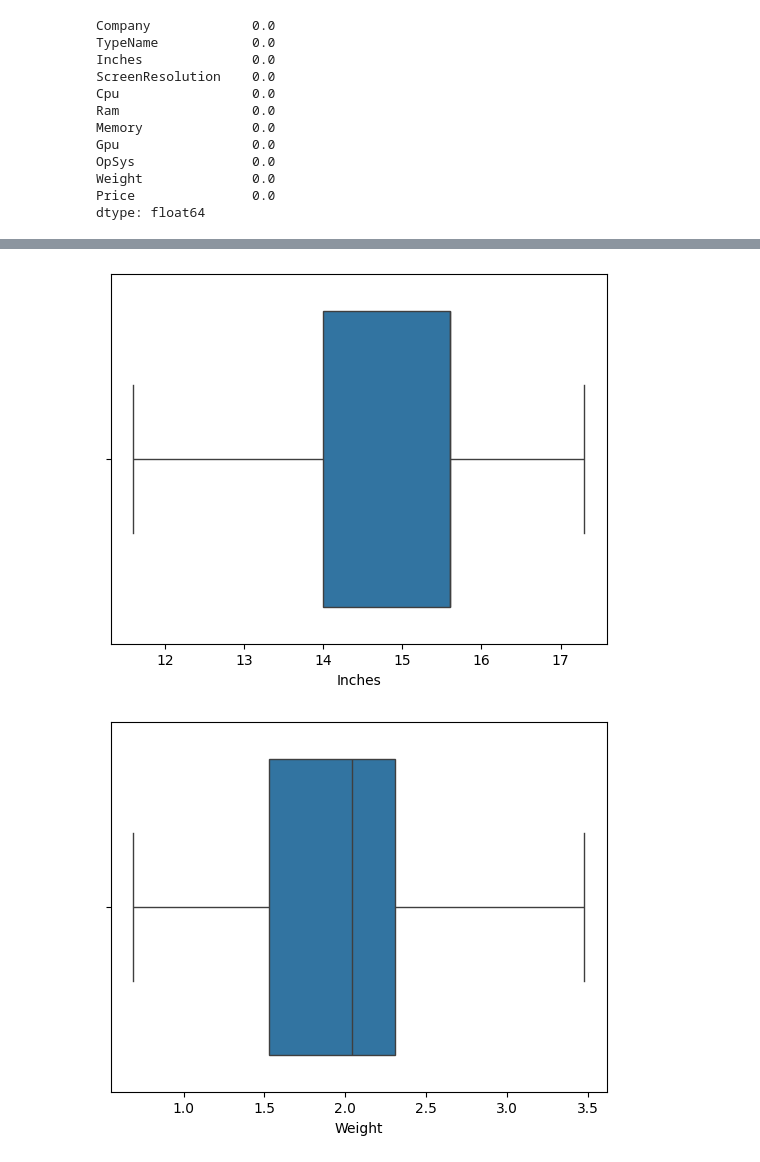
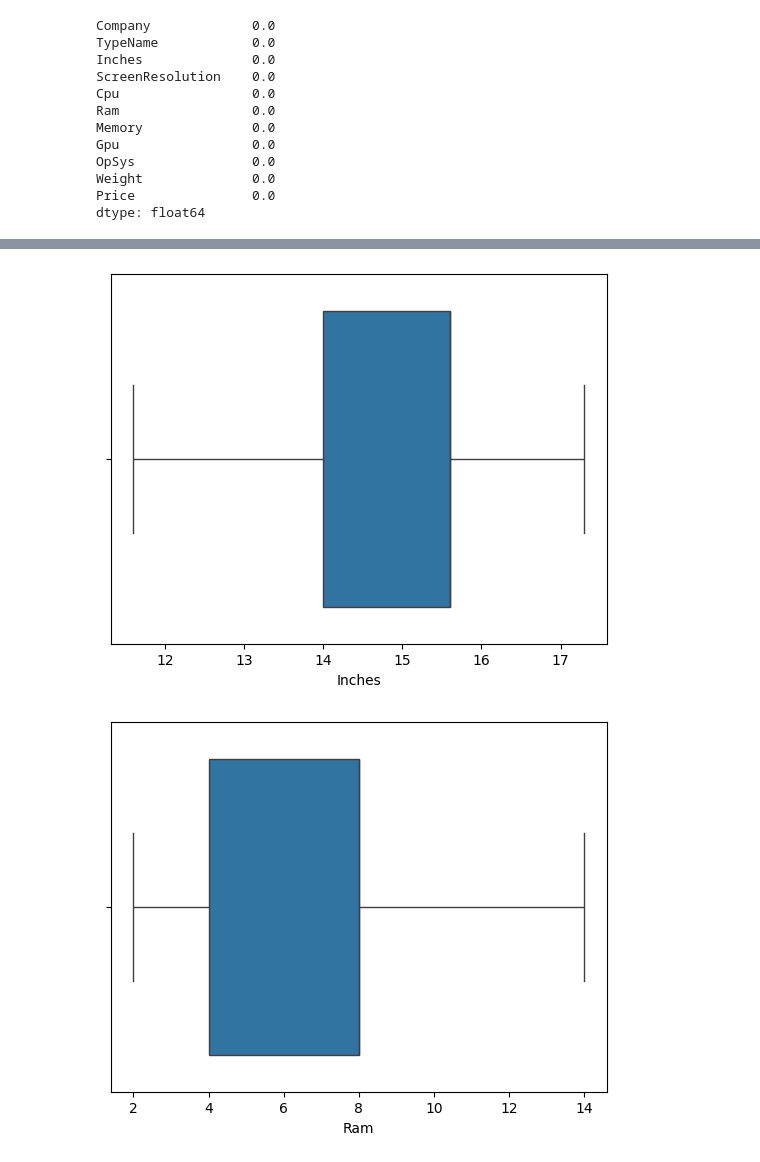
Before and after one commit to RavulapalliManas/laptop_price_task-, a Jupyter notebook: notebooks/data_exploration.ipynb, the cells around one changed output, grey strips where cells are left out. Cells and saved outputs as stored; diff of their text form; code cells hidden in the pictures.

```diff
--- a/notebooks/data_exploration.ipynb
+++ b/notebooks/data_exploration.ipynb
@@ -34,0 +120,13 @@ df["Weight"] = df["Weight"].str.replace("kg", "", regex=False).str.strip().astyp
+# %%
+categorical_cols = df.select_dtypes(include=['object', 'category']).columns
+for col in categorical_cols:
+    groups = [
+        df[df[col] == c]["Price"].dropna()
+        for c in df[col].unique()
+        if df[df[col] == c]["Price"].dropna().shape[0] > 1
+    ]
+    if len(groups) > 1:
+        f_stat, p_val = stats.f_oneway(*groups)
+        print(f"{col}: F-statistic = {f_stat:.3f}, P-value = {p_val:.3g}")
+    else:
+        print(f"{col}: Not enough groups for ANOVA")
@@ -35,9 +139,8 @@ df["Weight"] = df["Weight"].str.replace("kg", "", regex=False).str.strip().astyp
 # %%
 # One-hot encoding
-categorical_cols = ["Company", "TypeName", "ScreenResolution",
-                    "Cpu", "Ram", "Memory", "Gpu", "OpSys"]
+categorical_cols = ["Company", "TypeName", "OpSys", "cpu_company", "Gpu"]
 
-df = pd.get_dummies(df, columns=categorical_cols, drop_first=True, dtype=int)
+df = pd.get_dummies(df, columns=categorical_cols, drop_first=False, dtype=int)
 
 df.head()
 # %% [output]
@@ -51,7 +154,10 @@ df.head()
 # %%
+numeric_cols = ["Inches", "Ram", "Weight", "cpu_speed", "Resolution_Height", "SSD", "HDD", "Flash Storage"]
+# numeric_cols.remove("Price")
+
 import warnings
 warnings.filterwarnings("ignore")
-for i in ['Inches', 'Weight', 'Price']:
+for i in numeric_cols:
     sns.boxplot(data=df, x=i)
     plt.show()
 # %% [output]
@@ -61,5 +172,5 @@ for i in ['Inches', 'Weight', 'Price']:
 # %%
-for i in ['Inches', 'Weight']:
+for i in numeric_cols:
     sns.scatterplot(data=df, x=i, y='Price')
     plt.show()
 # %% [output]
@@ -74,12 +191,12 @@ def whisker(col):
     uw = Q3 + (1.5 * iqr)
     return lw, uw
 # %%
-for i in ['Inches', 'Weight']:
+for i in numeric_cols:
     lw,uw = whisker(df[i])
     df[i] = np.where(df[i]<lw, lw, df[i])
     df[i] = np.where(df[i]>uw, uw, df[i])
     sns.boxplot(data=df, x=i)
     plt.show()
 # %% [output]
 [figure]
-[figure, old version]
+[figure, new version]
```
Also changed, not shown: parts of 15 cells of this notebook, 2 other files.
